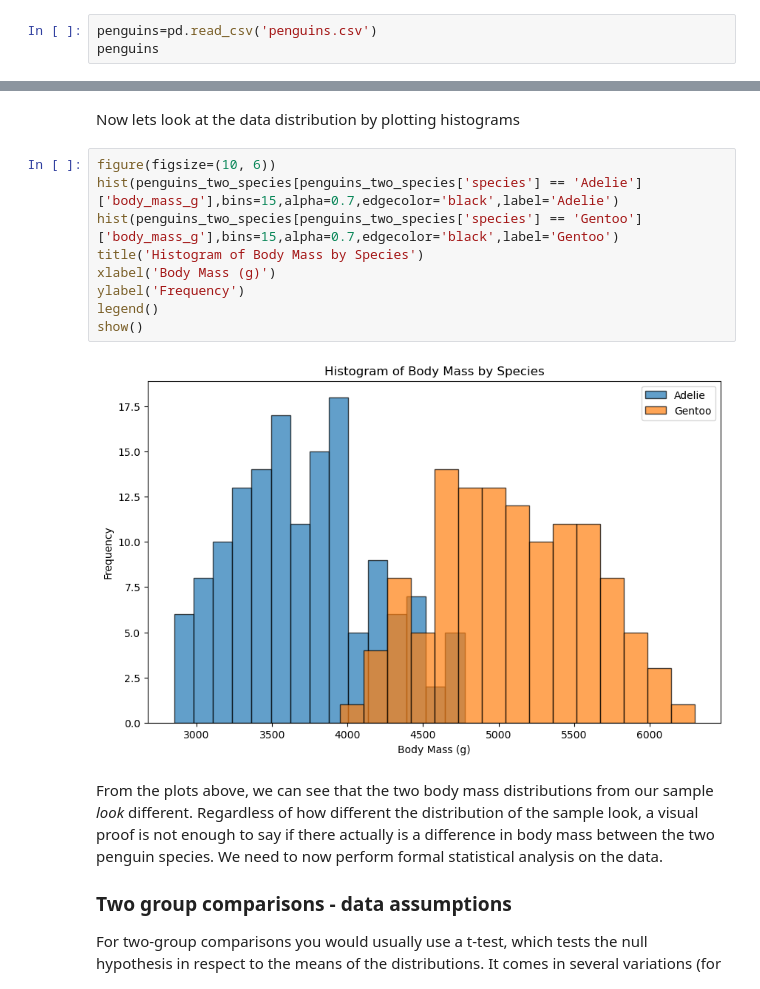
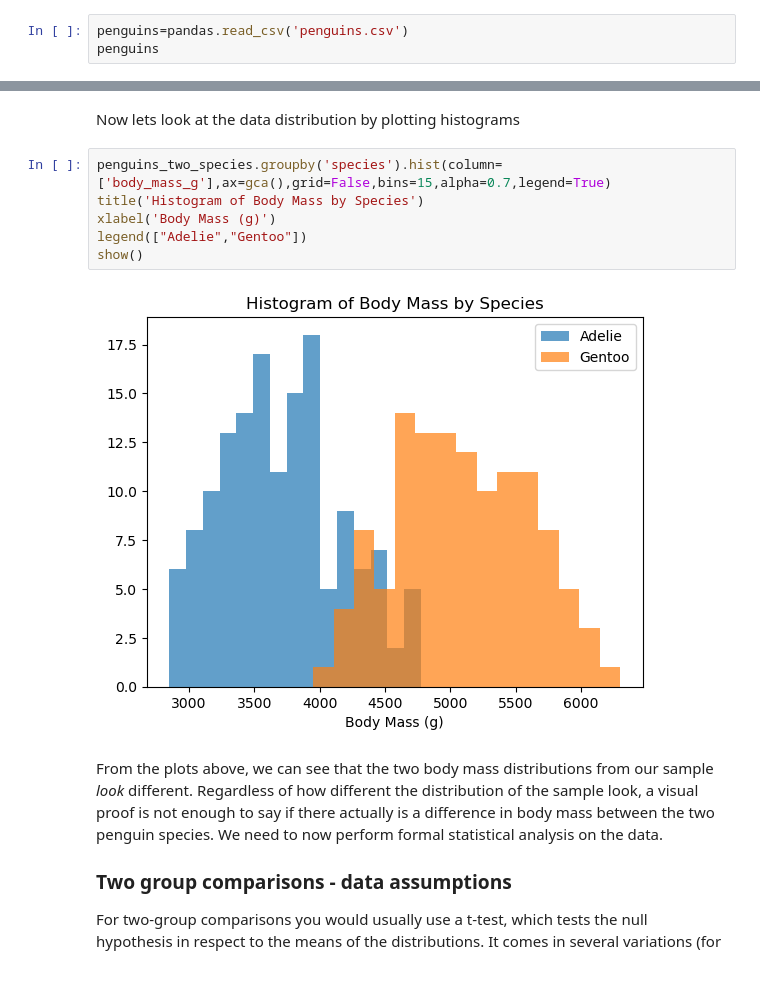
Before and after one commit to imperialchem/python-stats-intro, a Jupyter notebook: part1/stats-intro1.ipynb, the cells around one changed output, grey strips where cells are left out. Drawn from its saved outputs; the diff is of its cells as text.

Commit message:
Plot histograms using pandas method. Use query method instead of masks to simplify code.

```diff
--- a/part1/stats-intro1.ipynb
+++ b/part1/stats-intro1.ipynb
@@ -105,7 +105,7 @@ import scipy.stats
 
 We will first load the data from the penguin survey from the CSV file into a pandas dataframe.
 # %%
-penguins=pd.read_csv('penguins.csv')
+penguins=pandas.read_csv('penguins.csv')
 penguins
 # %% [output]
 |  | species | island | bill_length_mm | bill_depth_mm | flipper_length_mm | body_mass_g | sex |
@@ -175,16 +173,13 @@ show()
 # %% [markdown]
 Now lets look at the data distribution by plotting histograms
 # %%
-figure(figsize=(10, 6))
-hist(penguins_two_species[penguins_two_species['species'] == 'Adelie']['body_mass_g'],bins=15,alpha=0.7,edgecolor='black',label='Adelie')
-hist(penguins_two_species[penguins_two_species['species'] == 'Gentoo']['body_mass_g'],bins=15,alpha=0.7,edgecolor='black',label='Gentoo')
+penguins_two_species.groupby('species').hist(column=['body_mass_g'],ax=gca(),grid=False,bins=15,alpha=0.7,legend=True)
 title('Histogram of Body Mass by Species')
 xlabel('Body Mass (g)')
-ylabel('Frequency')
-legend()
+legend(["Adelie","Gentoo"])
 show()
 # %% [output]
-[figure, old version]
+[figure, new version]
 # %% [markdown]
 From the plots above, we can see that the two body mass distributions from our sample *look* different. Regardless of how different the distribution of the sample look, a visual proof is not enough to say if there actually is a difference in body mass between the two penguin species. We need to now perform formal statistical analysis on the data.
 
```
Also changed, not shown: parts of 9 cells of this notebook, 1 other file.
